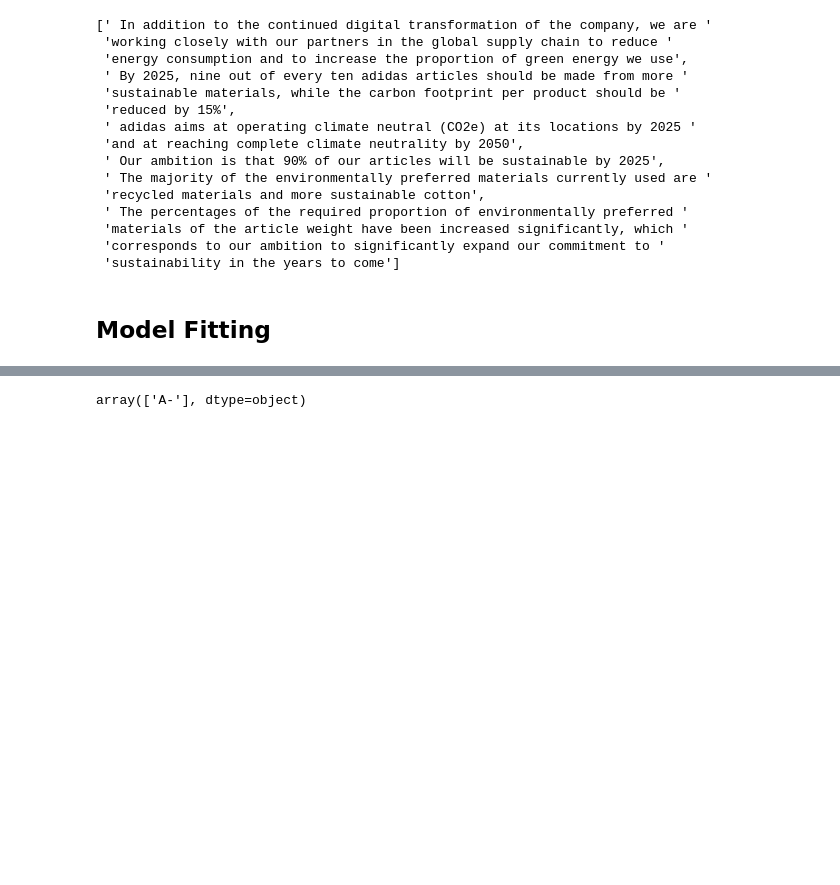
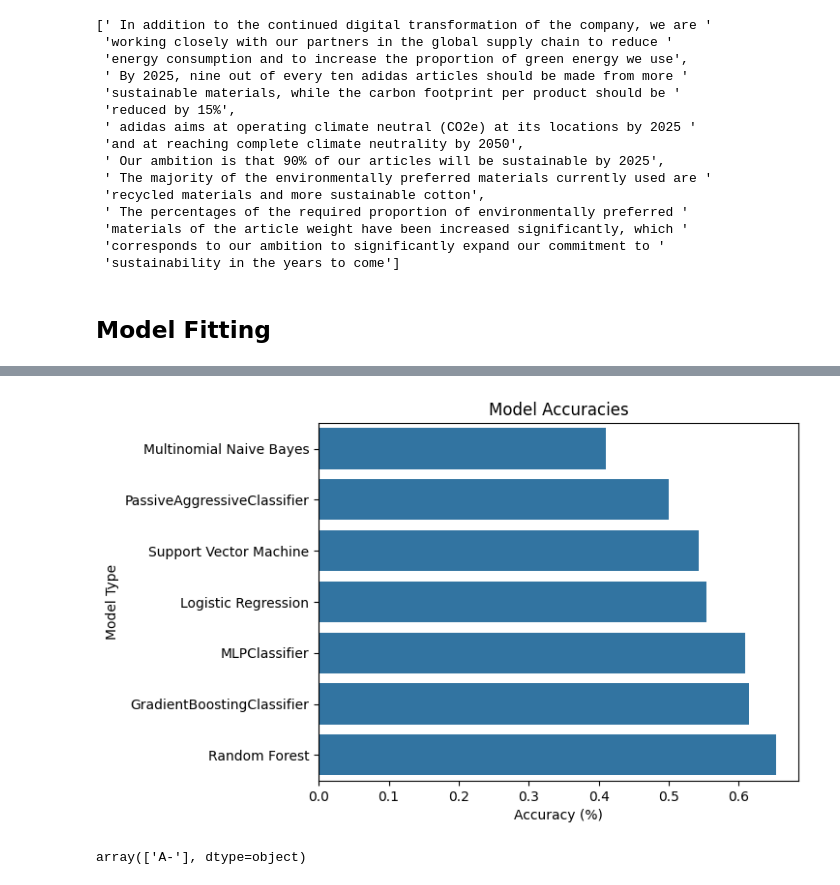
Before and after one commit to j-miskill/sustain-nlp, a Jupyter notebook: analysis.ipynb, the cells around one changed output, grey strips where cells are left out. Drawn from its saved outputs; the diff is of its cells as text; code cells hidden in the pictures; blank space fills up the shorter version.

Commit message:
evaluate multiple models on dataset

```diff
--- a/analysis.ipynb
+++ b/analysis.ipynb
@@ -162,17 +173,7 @@ from sklearn.metrics import accuracy_score, confusion_matrix
 
 feature_names = vectorizer.get_feature_names_out()
 
-# Print the first 10 features as an example
-print(f"BoW features: [{feature_names}, ...]")
+print(f"First 10 BoW features: {feature_names[:10]}")
 
 X_train, X_test, y_train, y_test = train_test_split(bow_matrix, y, test_size=0.25, random_state=1)
-
-
-model = LogisticRegression(random_state=1, max_iter=1000000)
-model.fit(X_train, y_train)
-
-y_pred = model.predict(X_test)
-accuracy = accuracy_score(y_test, y_pred)
-print(f"Accuracy: {accuracy}")
-print("Confusion Matrix:", confusion_matrix(y_test, y_pred))
 # %% [output]
@@ -197,0 +226,3 @@ Confusion Matrix: [[ 174  474   64    6]
+# %%
+results_df.sort_values(by="Accuracy", ascending=False, inplace=True)
+results_df
@@ -198,3 +238,15 @@ Confusion Matrix: [[ 174  474   64    6]
+# %%
+import matplotlib.pyplot as plt
+import seaborn as sns
+
+results_df.sort_values(by="Accuracy", ascending=True, inplace=True)
+sns.barplot(x="Accuracy", y="Model", data=results_df)
+plt.title("Model Accuracies")
+plt.xlabel('Accuracy (%)')
+plt.ylabel('Model Type')
+plt.show()
+# %% [output]
+[figure, added]
 # %%
 message = ""
 
```
Also changed, not shown: parts of 4 cells of this notebook.
